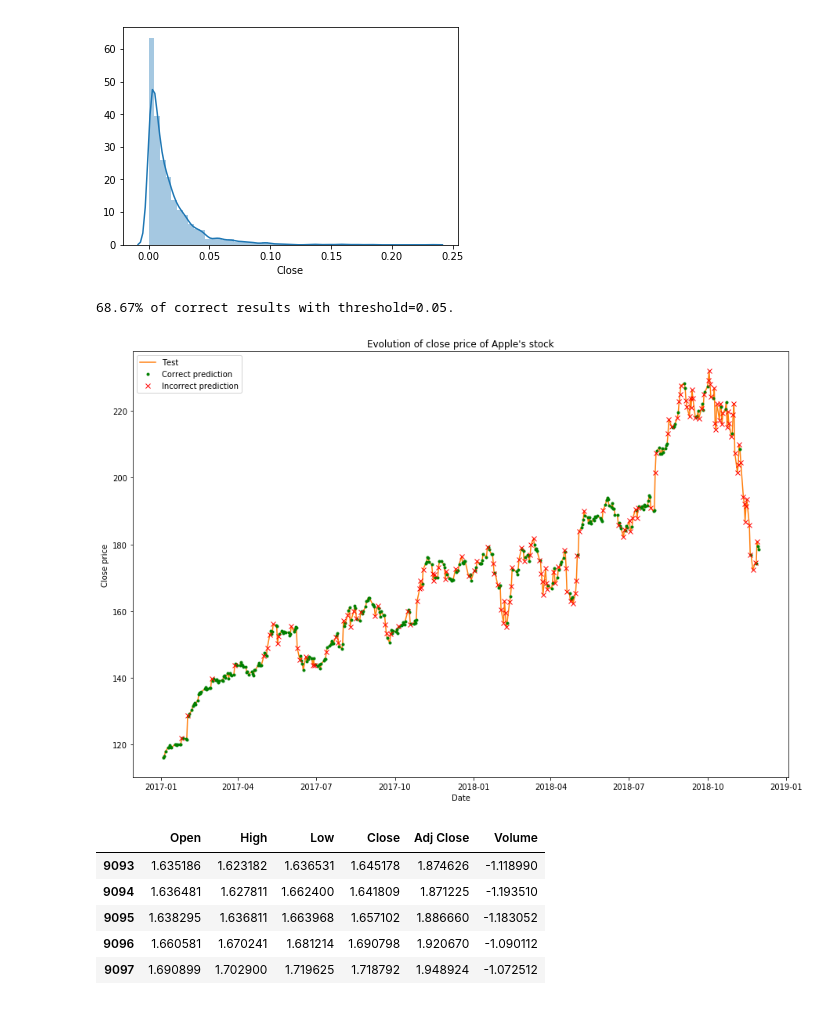
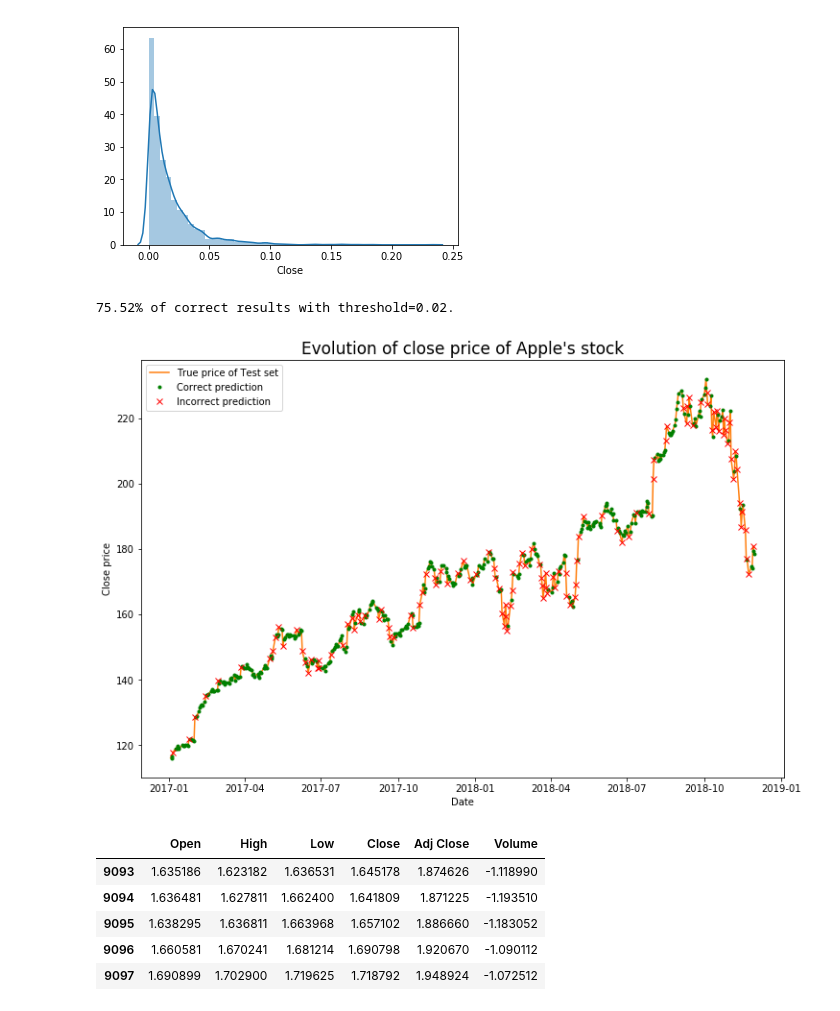
Before and after one commit to NicholasStern/final_project, a Jupyter notebook: eda.ipynb, the cells around one changed output. Cells and saved outputs as stored; diff of their text form; code cells hidden in the pictures.

Commit message:
Updated some predictions for poster

```diff
--- a/eda.ipynb
+++ b/eda.ipynb
@@ -57,11 +57,11 @@ train_data = company_df[(company_df.Date >= create_timestamp(2005)) & (company_d
 test_data = company_df[company_df.Date >= create_timestamp(2017)]
 # %%
 def plot_data(plot_train=True):
-    plt.figure(figsize=(15, 10))
+    plt.figure(figsize=(12, 8))
     if plot_train:
-        plt.plot(train_data.Date, train_data.Close, label='Train', c='C0')
-    plt.plot(test_data.Date, test_data.Close, label='Test', c='C1')
-    plt.title("Evolution of close price of Apple's stock")
+        plt.plot(train_data.Date, train_data.Close, label='True price of Train set', c='C0')
+    plt.plot(test_data.Date, test_data.Close, label='True price of Test set', c='C1')
+    plt.title("Evolution of close price of Apple's stock", fontsize=17)
     plt.ylabel("Close price")
     plt.xlabel("Date")
 
@@ -114,23 +114,23 @@ sns.distplot(np.abs(linear_model.predict(x_train) - y_train))
 <matplotlib.axes._subplots.AxesSubplot at 0x...>
 [figure]
 # %%
-threshold = .05
-is_correct = np.array(np.abs(y_predict - y_test) < threshold)
+threshold = .02
+is_correct = np.array(np.abs(y_predict - y_test)/y_test < threshold)
 is_incorrect = np.invert(is_correct)
 
 print("{:.2f}% of correct results with threshold={}.".format(is_correct.sum()/is_correct.shape[0]*100, threshold))
 
 index_correct = test_data[np.append(is_correct, False)].index
 index_incorrect = test_data[np.append(is_incorrect, False)].index
 
 plot_data(plot_train=False)
 plt.plot(test_data.loc[index_correct + 1].Date, test_data.Close.loc[index_correct + 1], 'g.', label='Correct prediction')
 plt.plot(test_data.loc[index_incorrect + 1].Date, test_data.Close.loc[index_incorrect + 1], 'rx', label='Incorrect prediction')
 plt.legend()
 plt.show()
 # %% [output]
-68.67% of correct results with threshold=0.05.
+75.52% of correct results with threshold=0.02.
-[figure, old version]
+[figure, new version]
 # %%
 x_test.head()
 # %% [output]
```
Also changed, not shown: parts of 4 cells of this notebook, 1 other file.
